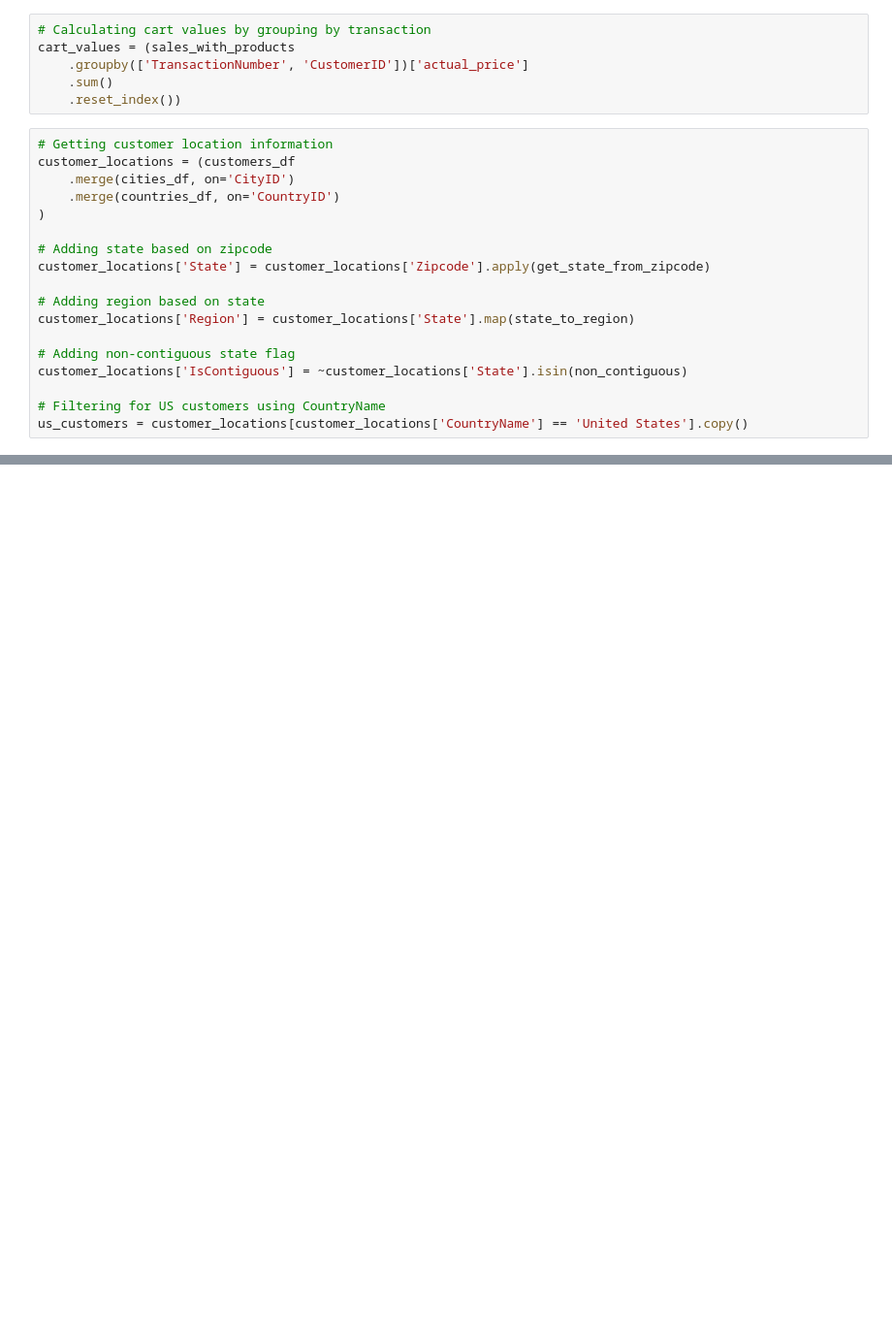
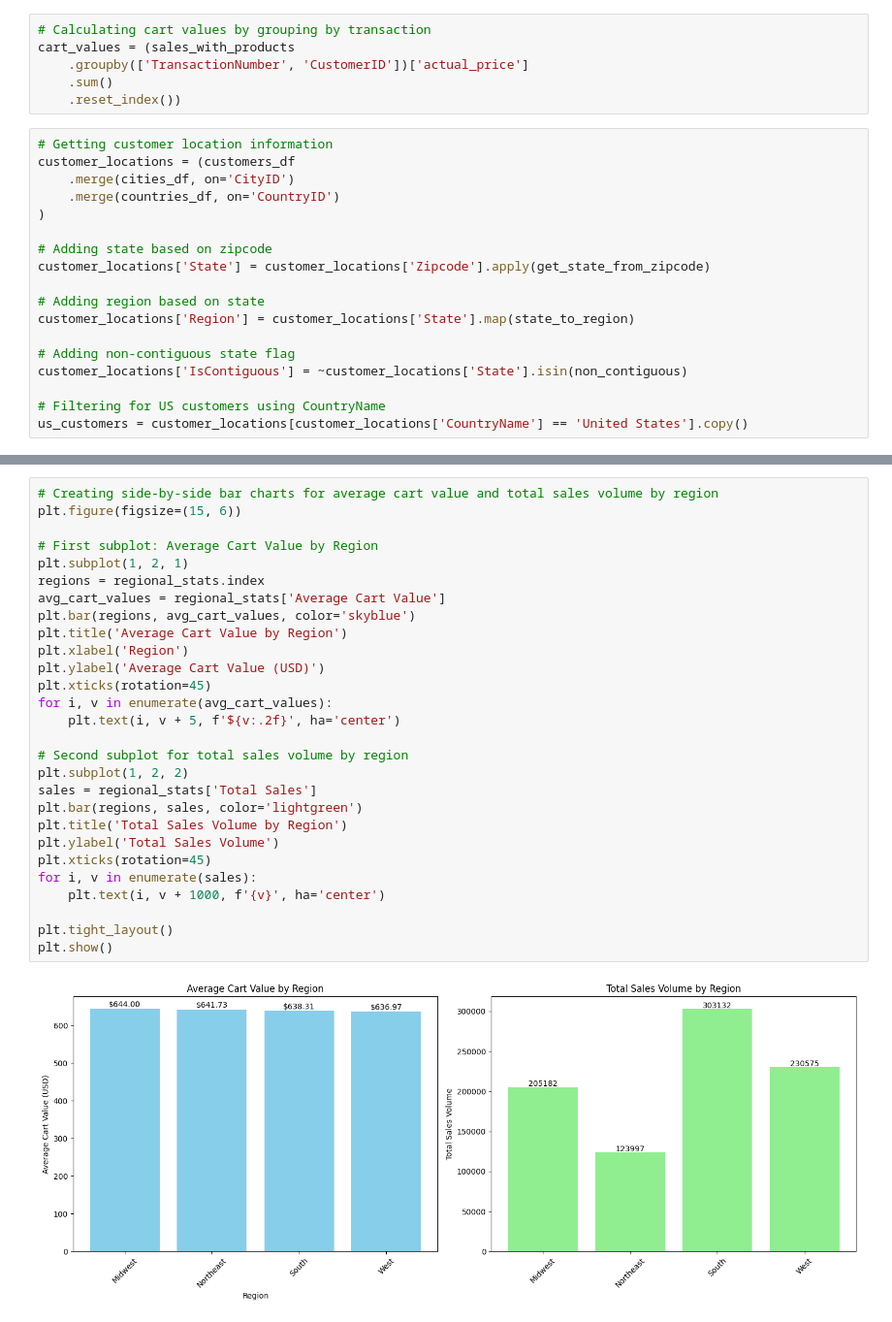
Before and after one commit to beptis/grocery_group, a Jupyter notebook: lu_grocery_eda.ipynb, the cells around one changed output, grey strips where cells are left out. Shown: that part at 97% size. Cells and saved outputs as stored; diff of their text form; blank space fills up the shorter version.

Commit message:
Created first visualization...
...for comparing regional stats

```diff
--- a/lu_grocery_eda.ipynb
+++ b/lu_grocery_eda.ipynb
@@ -174,0 +190,30 @@ cart_values_with_regions = (cart_values.merge(us_customers[['CustomerID', 'Regio
+# %%
+# Creating side-by-side bar charts for average cart value and total sales volume by region
+plt.figure(figsize=(15, 6))
+
+# First subplot: Average Cart Value by Region
+plt.subplot(1, 2, 1)
+regions = regional_stats.index
+avg_cart_values = regional_stats['Average Cart Value']
+plt.bar(regions, avg_cart_values, color='skyblue')
+plt.title('Average Cart Value by Region')
+plt.xlabel('Region')
+plt.ylabel('Average Cart Value (USD)')
+plt.xticks(rotation=45)
+for i, v in enumerate(avg_cart_values):
+    plt.text(i, v + 5, f'${v:.2f}', ha='center')
+
+# Second subplot for total sales volume by region
+plt.subplot(1, 2, 2)
+sales = regional_stats['Total Sales']
+plt.bar(regions, sales, color='lightgreen')
+plt.title('Total Sales Volume by Region')
+plt.ylabel('Total Sales Volume')
+plt.xticks(rotation=45)
+for i, v in enumerate(sales):
+    plt.text(i, v + 1000, f'{v}', ha='center')
+
+plt.tight_layout()
+plt.show()
+# %% [output]
+[figure, added]
```
Also changed, not shown: parts of 2 cells of this notebook.
